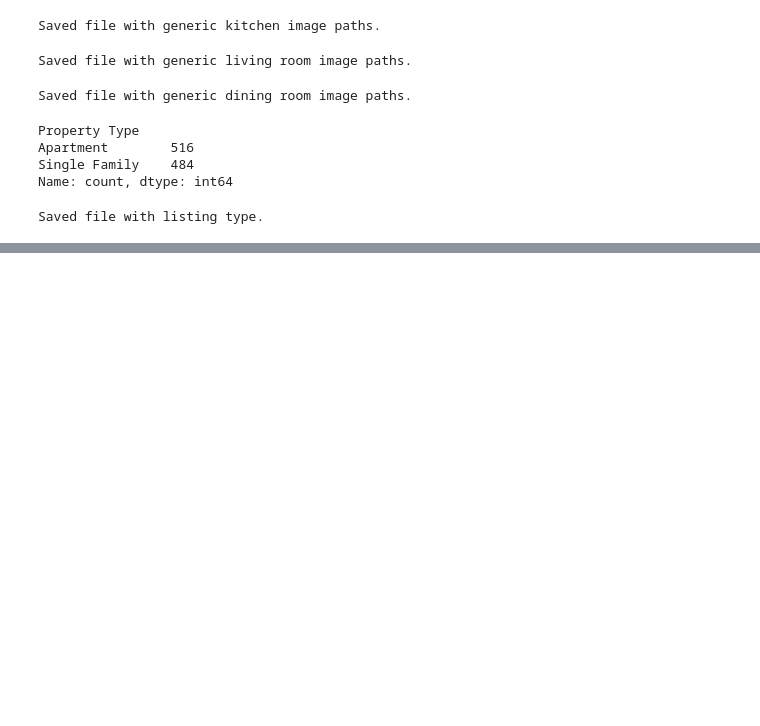
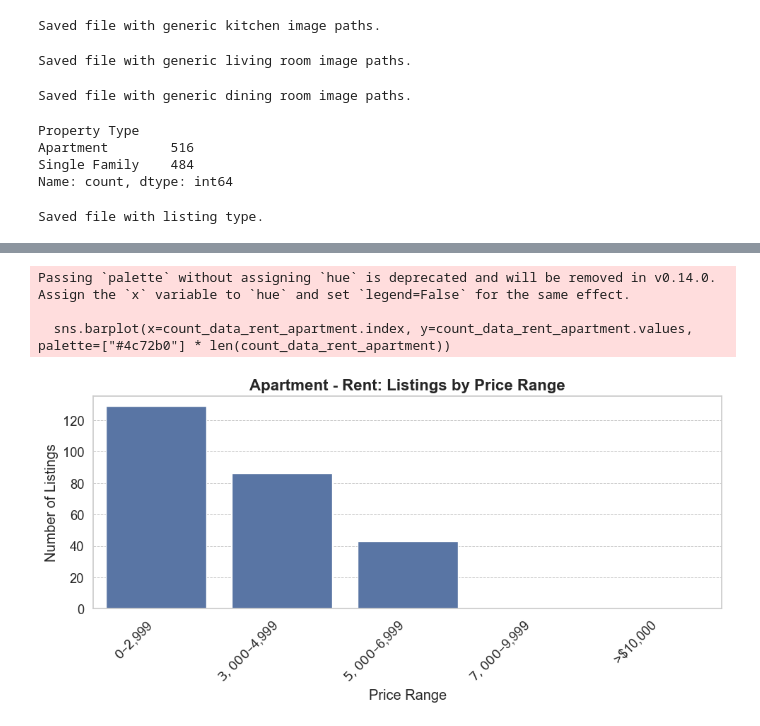
Before and after one commit to zeynnepps/RealHaven, a Jupyter notebook: data_part/data_preprocessing.ipynb, the cells around one changed output, grey strips where cells are left out. Drawn from its saved outputs; the diff is of its cells as text; code cells hidden in the pictures; blank space fills up the shorter version.

Commit message:
created plots and saved in data_part/plots

```diff
--- a/data_part/data_preprocessing.ipynb
+++ b/data_part/data_preprocessing.ipynb
@@ -729,3 +729,7 @@ for idx, row in df_new.iterrows():
 df_new['Price'] = df_new['Price'].apply(lambda x: f"{int(x):,}" if pd.notna(x) else x)
 
 df_new.to_csv("real_estate_data_v3.csv", index=False)
+# %%
+import pandas as pd
+df_new = pd.read_csv("real_estate_data_v3.csv")
+df_new.head()
@@ -731,0 +750,40 @@ df_new.to_csv("real_estate_data_v3.csv", index=False)
+# %%
+# Convert Price column to numeric
+def convert_price(price_str):
+    try:
+        return int(price_str.replace(",", ""))
+    except:
+        return np.nan
+
+df_new['Price_clean'] = df_new['Price'].apply(convert_price)
+
+# Create plots directory
+plot_dir = "/Users/zeynepsalihoglu/Downloads/RealHaven/data_part/plots"
+os.makedirs(plot_dir, exist_ok=True)
+# %%
+df_apartments = df_new[df_new["Property Type"] == "Apartment"]
+df_single_family = df_new[df_new["Property Type"] == "Single Family"]
+# %%
+# Apartment - Rent
+df_apartment_rent = df_apartments[df_apartments["listing_type"] == "Rent"].copy()
+bins_rent = [0, 3000, 5000, 7000, 10000, float("inf")]
+labels_rent = [f"${int(bins_rent[i]):,}–${int(bins_rent[i+1])-1:,}" for i in range(len(bins_rent)-2)] + [f">${int(bins_rent[-2]):,}"]
+df_apartment_rent["price_range"] = pd.cut(df_apartment_rent["Price_clean"], bins=bins_rent, labels=labels_rent)
+count_data_rent_apartment = df_apartment_rent["price_range"].value_counts().reindex(labels_rent)
+
+plt.figure(figsize=(10, 5))
+sns.barplot(x=count_data_rent_apartment.index, y=count_data_rent_apartment.values, palette=["#4c72b0"] * len(count_data_rent_apartment))
+plt.title("Apartment - Rent: Listings by Price Range", fontsize=16, fontweight='bold')
+plt.xlabel("Price Range")
+plt.ylabel("Number of Listings")
+plt.xticks(rotation=45, ha="right")
+plt.grid(axis='y', linestyle='--', linewidth=0.7)
+plt.tight_layout()
+plt.savefig(f"{plot_dir}/apartment_rent_price_ranges.png")
+plt.show()
+plt.close()
+# %% [output]
+Passing `palette` without assigning `hue` is deprecated and will be removed in v0.14.0. Assign the `x` variable to `hue` and set `legend=False` for the same effect.
+
+  sns.barplot(x=count_data_rent_apartment.index, y=count_data_rent_apartment.values, palette=["#4c72b0"] * len(count_data_rent_apartment))
+[figure, added]
```
Also changed, not shown: parts of 7 cells of this notebook, 4 other files.
